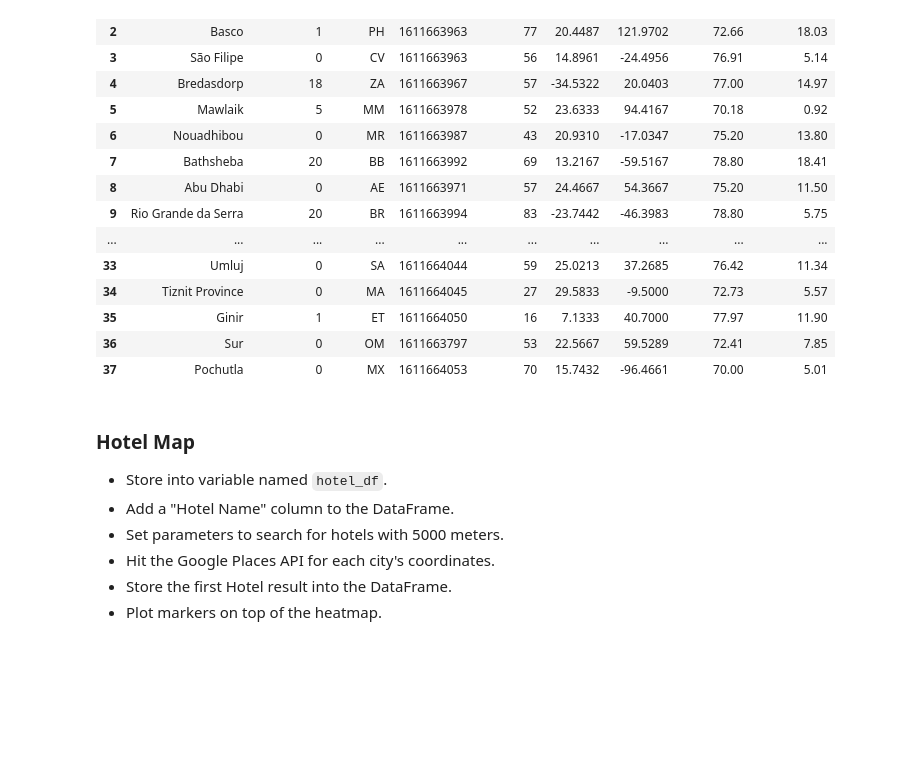
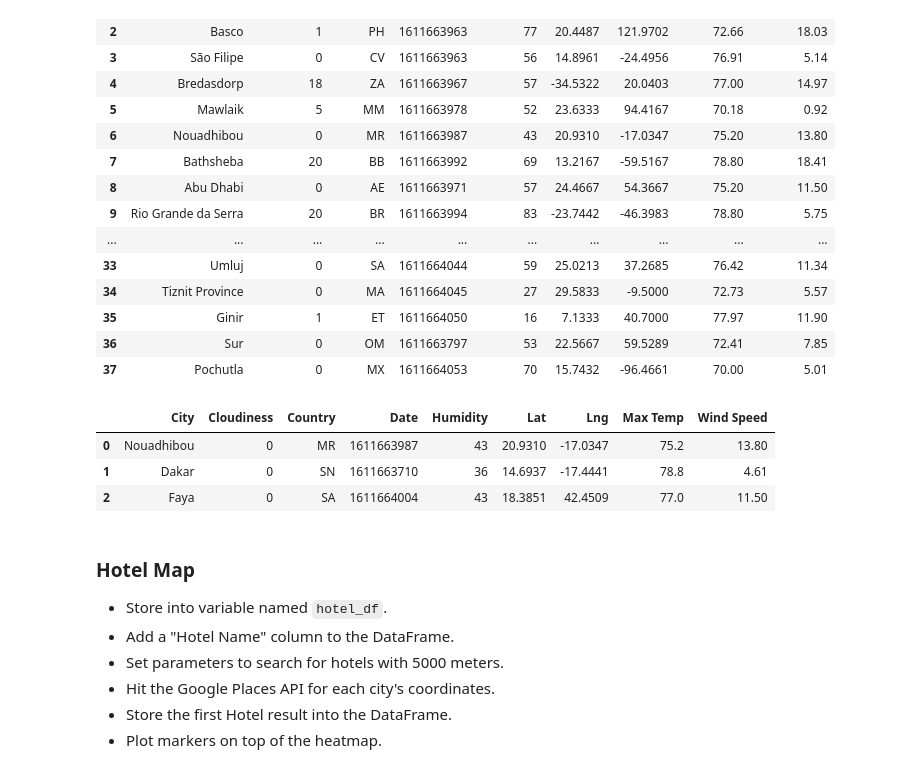
Before and after one commit to emmybsu/Python-API-Challenge, a Jupyter notebook: VacationPy/VacationPy.ipynb, the cells around one changed output. Saved outputs shown, nothing was run; the diff lists cells and outputs as text; code cells hidden in the pictures; blank space fills up the shorter version.

```diff
--- a/VacationPy/VacationPy.ipynb
+++ b/VacationPy/VacationPy.ipynb
@@ -200,8 +218,13 @@ merge_final_df
 | 36 | Sur | 0 | OM | 1611663797 | 53 | 22.5667 | 59.5289 | 72.41 | 7.85 |
 | 37 | Pochutla | 0 | MX | 1611664053 | 70 | 15.7432 | -96.4661 | 70.00 | 5.01 |
 # %%
-# merge_final_df = pd.merge(merge_wc_temp_df, merge_humid_df, on=None)
-# merge_final_df
+merge_final_df = pd.merge(merge_wc_temp_df, merge_humid_df, on=None)
+merge_final_df
+# %% [output]
+|  | City | Cloudiness | Country | Date | Humidity | Lat | Lng | Max Temp | Wind Speed |
+| 0 | Nouadhibou | 0 | MR | 1611663987 | 43 | 20.9310 | -17.0347 | 75.2 | 13.80 |
+| 1 | Dakar | 0 | SN | 1611663710 | 36 | 14.6937 | -17.4441 | 78.8 | 4.61 |
+| 2 | Faya | 0 | SA | 1611664004 | 43 | 18.3851 | 42.4509 | 77.0 | 11.50 |
 # %% [markdown]
 ### Hotel Map
 * Store into variable named `hotel_df`.
```
Also changed, not shown: parts of 7 cells of this notebook, 14 other files.
